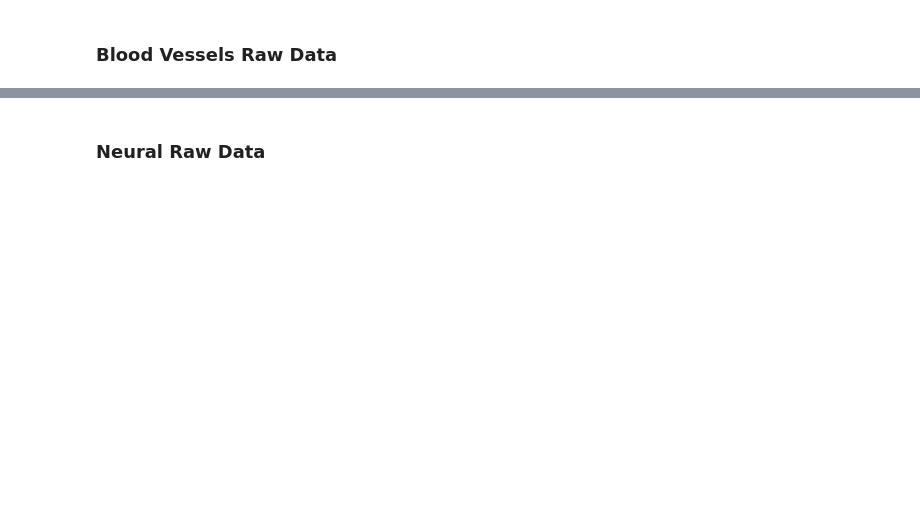
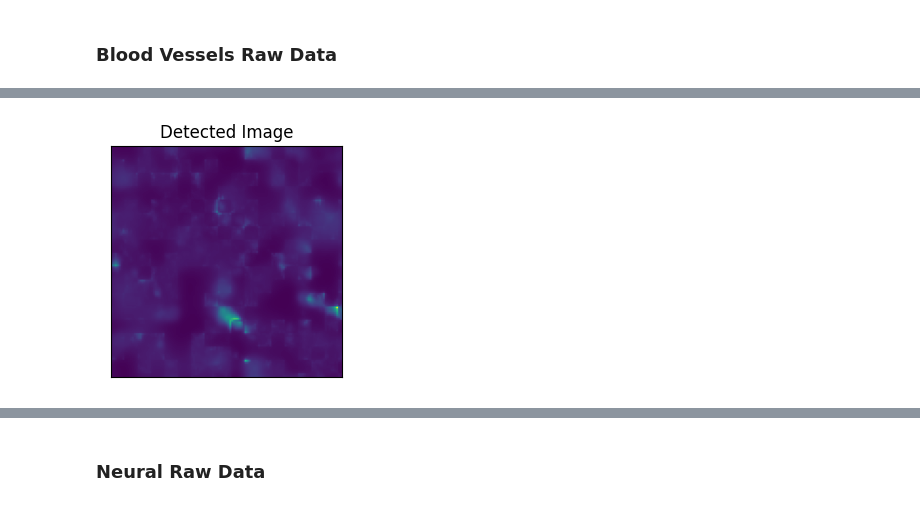
Before and after one commit to sanjith1999/FRIS, a Jupyter notebook: forward_model/forward_model.ipynb, the cells around one changed output, grey strips where cells are left out. Drawn from its saved outputs; the diff is of its cells as text; code cells hidden in the pictures; blank space fills up the shorter version.

```diff
--- a/forward_model/forward_model.ipynb
+++ b/forward_model/forward_model.ipynb
@@ -355,0 +360,4 @@ _=forward_model(random_cube,Ht_2D,2)
+# %%
+det_image_ex2=forward_model(random_cube,Ht_2D,3)
+# %% [output]
+[figure, added]
```
Also changed, not shown: parts of 18 cells of this notebook, 2 other files.
